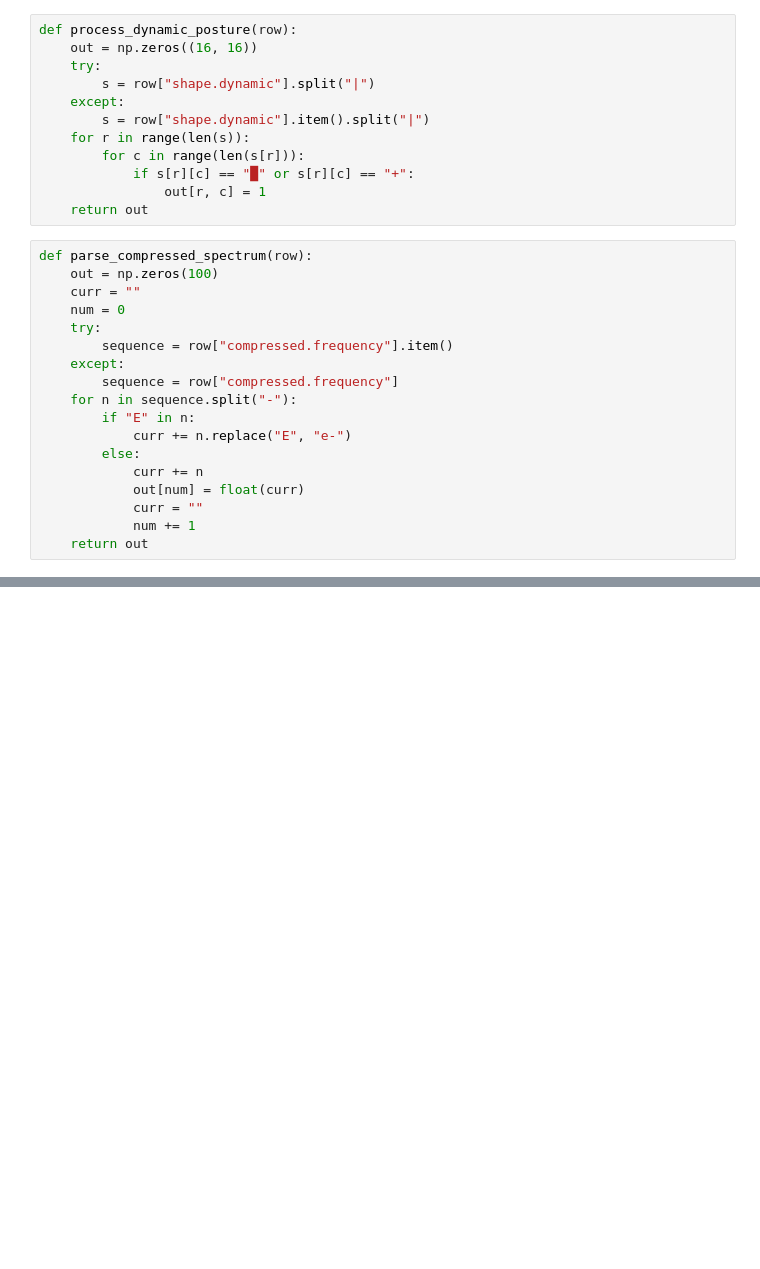
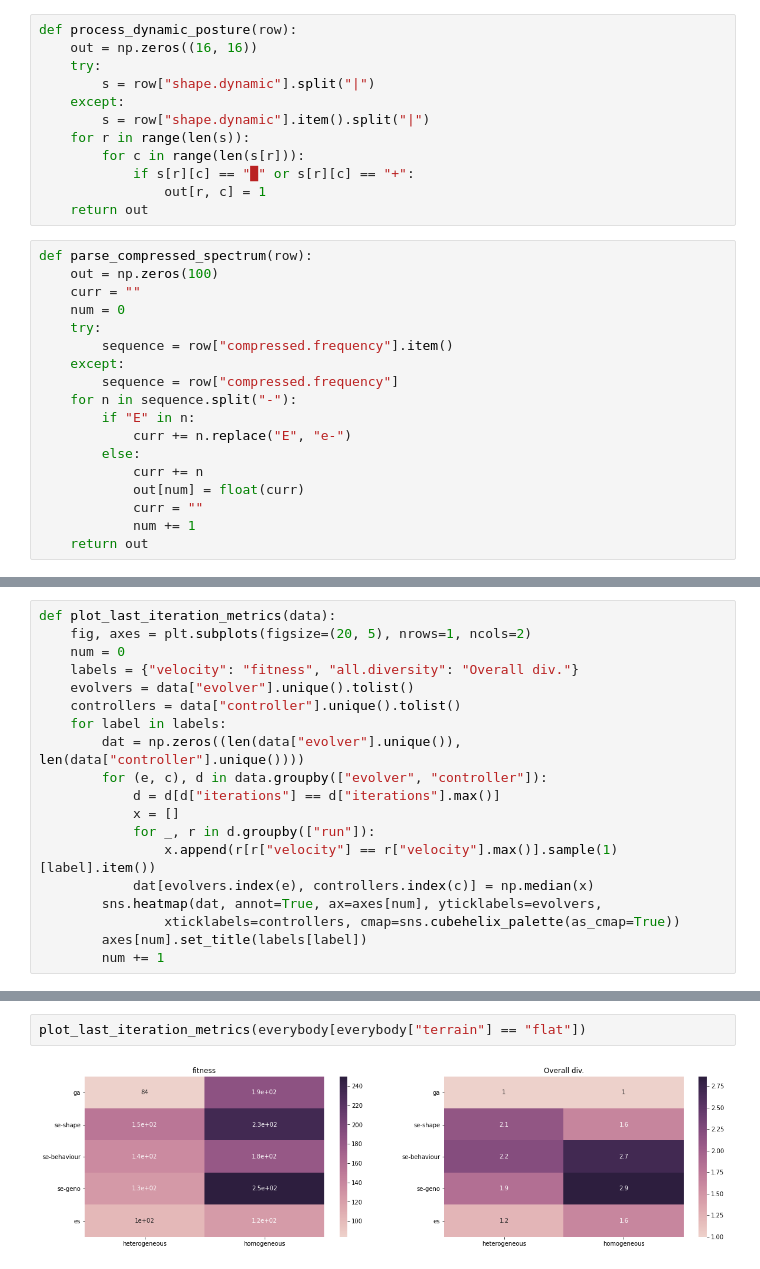
Before and after one commit to pigozzif/FactorsImpactingModularRobots, a Jupyter notebook: Data_Analysis_Notebook.ipynb, the cells around one changed output, grey strips where cells are left out. Cells and saved outputs as stored; diff of their text form; blank space fills up the shorter version.

```diff
--- a/Data_Analysis_Notebook.ipynb
+++ b/Data_Analysis_Notebook.ipynb
@@ -186,0 +380,19 @@ for file in os.listdir(path):
+# %%
+def plot_last_iteration_metrics(data):
+    fig, axes = plt.subplots(figsize=(20, 5), nrows=1, ncols=2)
+    num = 0
+    labels = {"velocity": "fitness", "all.diversity": "Overall div."}
+    evolvers = data["evolver"].unique().tolist()
+    controllers = data["controller"].unique().tolist()
+    for label in labels:
+        dat = np.zeros((len(data["evolver"].unique()), len(data["controller"].unique())))
+        for (e, c), d in data.groupby(["evolver", "controller"]):
+            d = d[d["iterations"] == d["iterations"].max()]
+            x = []
+            for _, r in d.groupby(["run"]):
+                x.append(r[r["velocity"] == r["velocity"].max()].sample(1)[label].item())
+            dat[evolvers.index(e), controllers.index(c)] = np.median(x)
+        sns.heatmap(dat, annot=True, ax=axes[num], yticklabels=evolvers,
+                xticklabels=controllers, cmap=sns.cubehelix_palette(as_cmap=True))
+        axes[num].set_title(labels[label])
+        num += 1
@@ -186,0 +531,4 @@ for file in os.listdir(path):
+# %%
+plot_last_iteration_metrics(everybody[everybody["terrain"] == "flat"])
+# %% [output]
+[figure, added]
```
Also changed, not shown: parts of 135 cells of this notebook, 6 other files.
